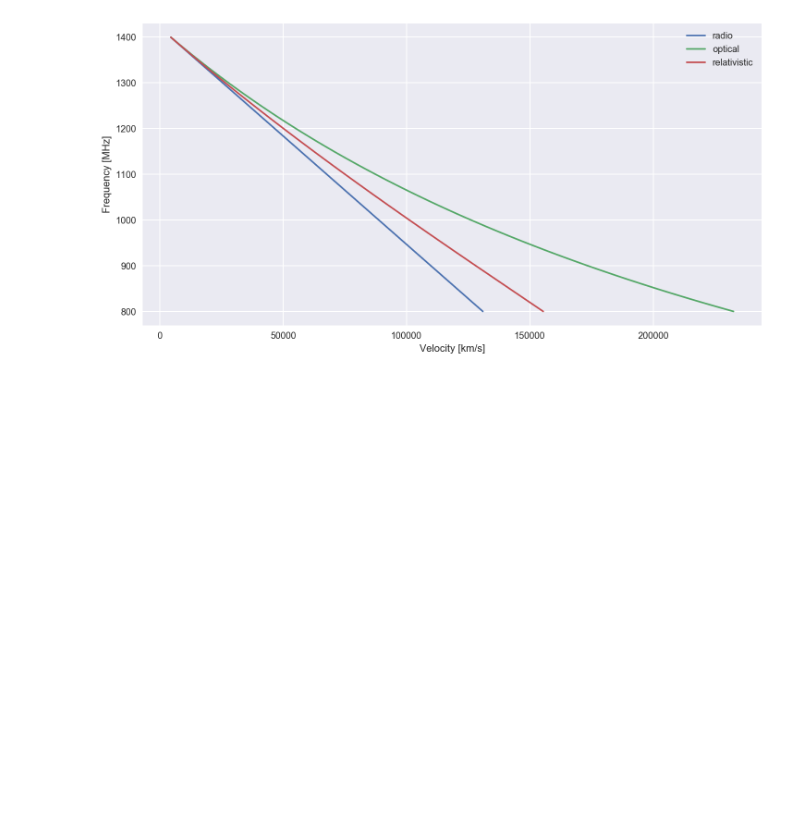
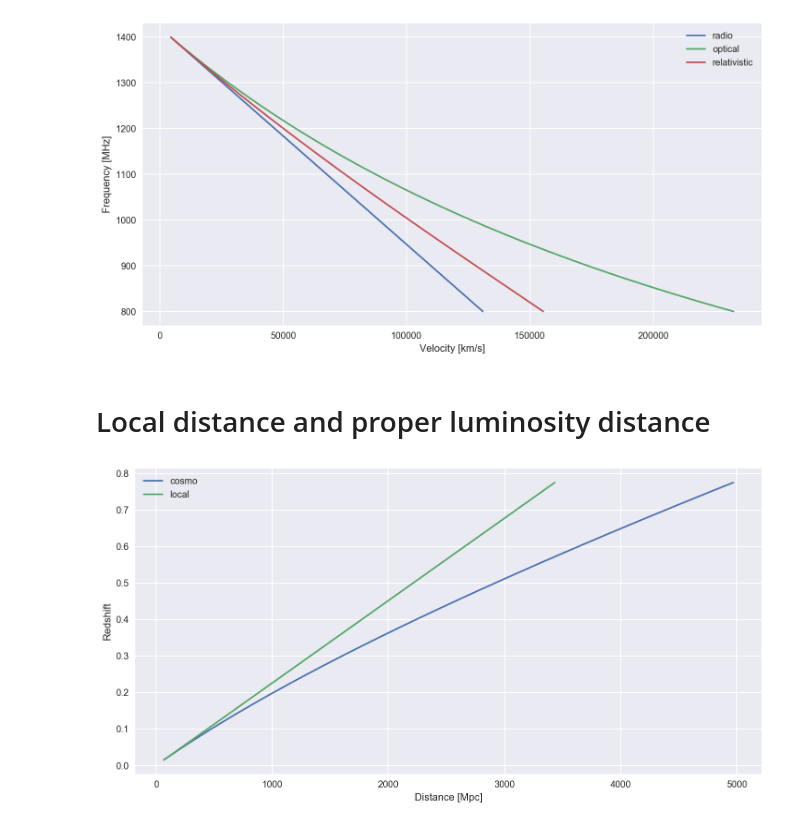
Before and after one commit to DanielLenz/pyhiframe, a Jupyter notebook: notebooks/demo.ipynb, the cells around one changed output. Drawn from its saved outputs; the diff is of its cells as text; code cells hidden in the pictures; blank space fills up the shorter version.

Commit message:
Add a redshift-distance conversion.

```diff
--- a/notebooks/demo.ipynb
+++ b/notebooks/demo.ipynb
@@ -58,3 +59,16 @@ pl.xlabel('Velocity [km/s]')
 pl.ylabel('Frequency [MHz]');
 # %% [output]
 [figure]
+# %% [markdown]
+# Local distance and proper luminosity distance
+# %%
+d_local = converter.z2d(zs, local=True)
+d_cosmo = converter.z2d(zs, local=False)
+# %%
+pl.plot(d_cosmo, zs, label='cosmo')
+pl.plot(d_local, zs, label='local')
+pl.legend()
+pl.xlabel('Distance [Mpc]')
+pl.ylabel('Redshift');
+# %% [output]
+[figure, added]
```
Also changed, not shown: parts of 4 cells of this notebook, 5 other files.
